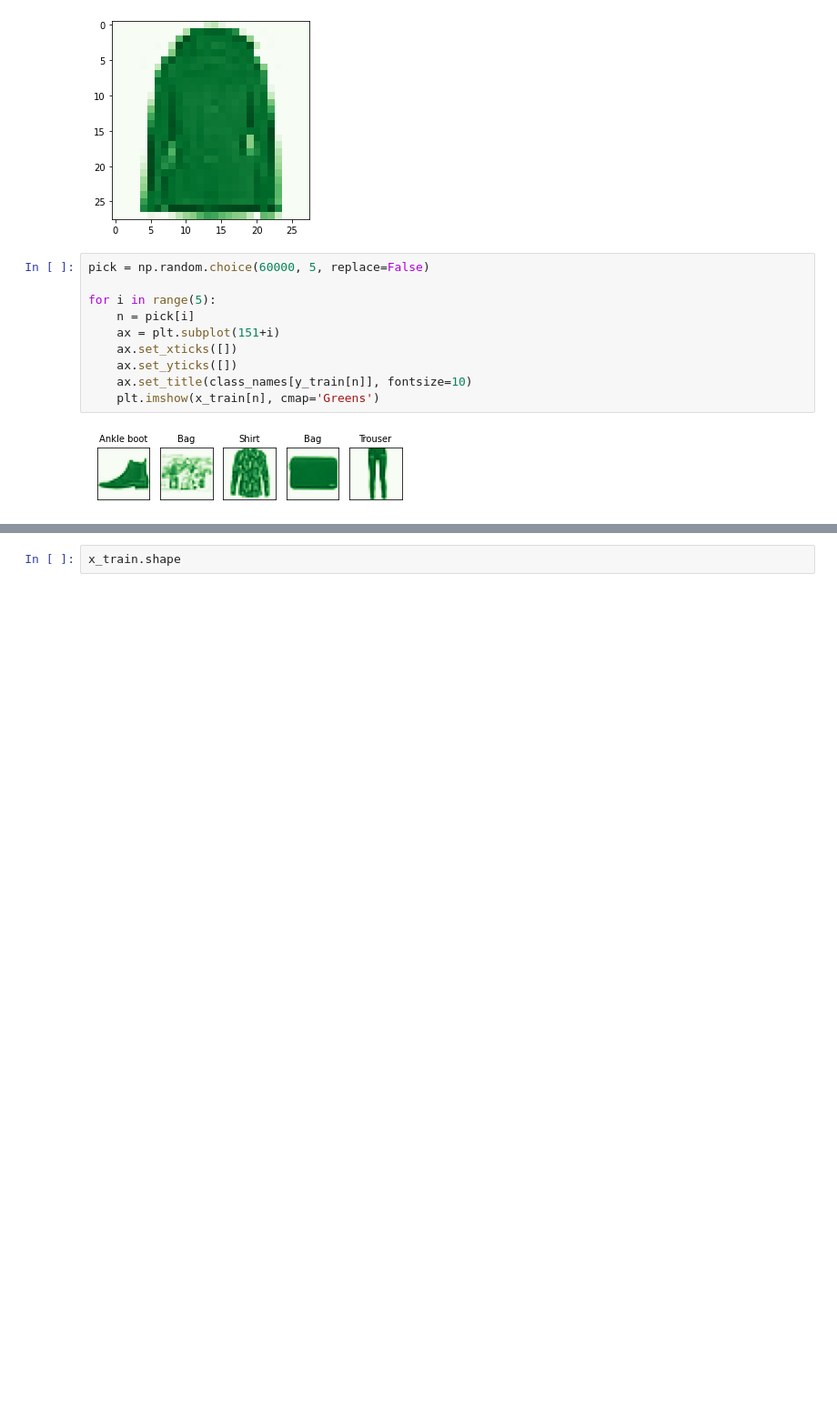
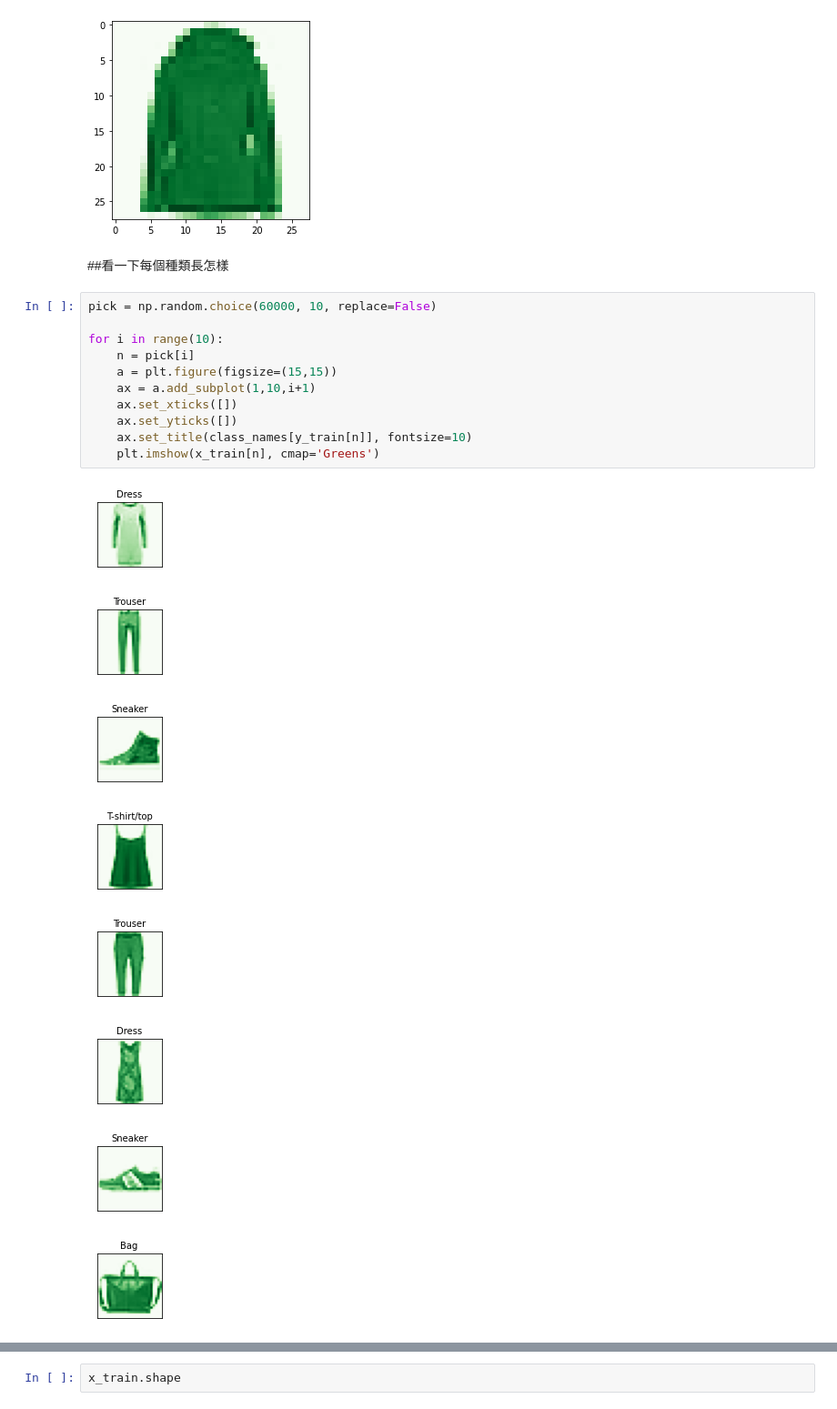
Before and after one commit to Willlee0225/nbviewer, a Jupyter notebook: 打造神經網路作業.ipynb, the cells around one changed output, grey strips where cells are left out. Shown: that part at 91% size. Saved outputs shown, nothing was run; the diff lists cells and outputs as text; blank space fills up the shorter version.

```diff
--- a/打造神經網路作業.ipynb
+++ b/打造神經網路作業.ipynb
@@ -69,15 +65,25 @@ plt.imshow(x_train[n], cmap='Greens');
 # %% [output]
 這是 Coat
 [figure]
+# %% [markdown]
+##看一下每個種類長怎樣
 # %%
-pick = np.random.choice(60000, 5, replace=False)
+pick = np.random.choice(60000, 10, replace=False)
 
-for i in range(5):
+for i in range(10):
     n = pick[i]
-    ax = plt.subplot(151+i)
+    a = plt.figure(figsize=(15,15))
+    ax = a.add_subplot(1,10,i+1)
     ax.set_xticks([])
     ax.set_yticks([])
     ax.set_title(class_names[y_train[n]], fontsize=10)
     plt.imshow(x_train[n], cmap='Greens')
 # %% [output]
-[figure, old version]
+[figure, new version]
+[figure, added]
+[figure, added]
+[figure, added]
+[figure, added]
+[figure, added]
+[figure, added]
+[figure, added]
```
Also changed, not shown: parts of 43 cells of this notebook.
